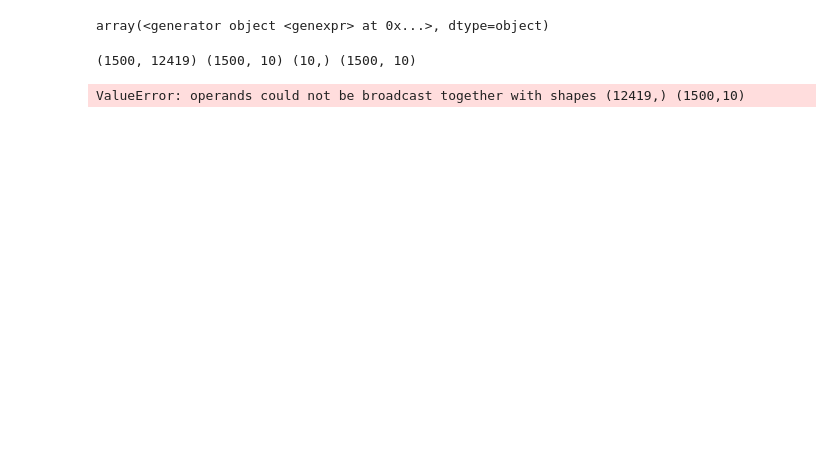
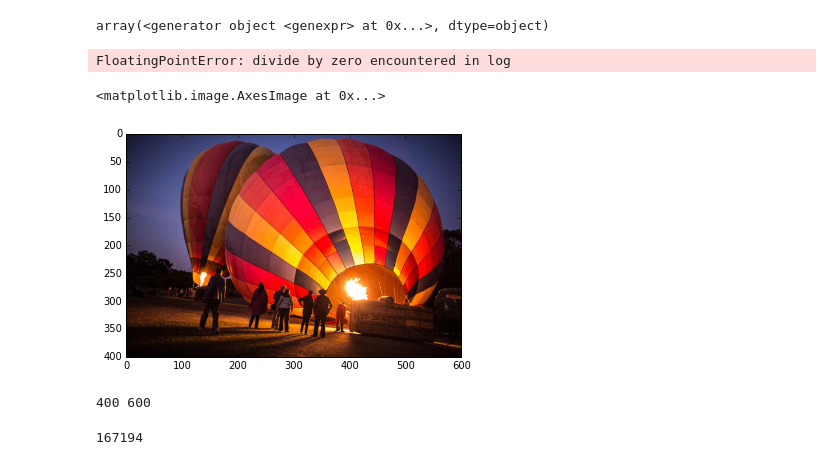
Before and after one commit to DarwinSenior/cs498, a Jupyter notebook: assignment5/hw5.ipynb, the cells around one changed output. Drawn from its saved outputs; the diff is of its cells as text; code cells hidden in the pictures; blank space fills up the shorter version.

```diff
--- a/assignment5/hw5.ipynb
+++ b/assignment5/hw5.ipynb
@@ -58,5 +58,4 @@ X = preprocessing(X)
 # %%
-phi, pi = EM(X, 10)
+phi, pi = EM(X, 10, E_multi, M_multi, init_multi, dis=False)
 # %% [output]
-(1500, 12419) (1500, 10) (10,) (1500, 10)
+FloatingPointError: divide by zero encountered in log
-ValueError: operands could not be broadcast together with shapes (12419,) (1500,10)
@@ -64,0 +68,13 @@ np.zeros?
+# %%
+im = Image.open('test_images/balloons.jpg')
+imshow(im)
+# %% [output]
+<matplotlib.image.AxesImage at 0x...>
+[figure, added]
+# %%
+data = np.asarray(im, dtype=np.float64)
+H,W,_ = data.shape
+data = (data/256).reshape(H*W, 3)
+print(H, W)
+# %% [output]
+400 600
@@ -64,0 +173,11 @@ np.zeros?
+# %%
+x = data.copy()*20
+K = 5
+N,I = x.shape
+w = -0.5*(np.ones((K,I)).dot((x*x).T)-2*(mu.dot(x.T))+(mu*mu).dot(np.ones((I,N))))
+# w += np.log(pi).reshape((-1,1))
+pos = np.argmax(w, axis=0).reshape(N)
+
+np.sum(pos!=1)
+# %% [output]
+167194
```
Also changed, not shown: parts of 12 cells of this notebook.
